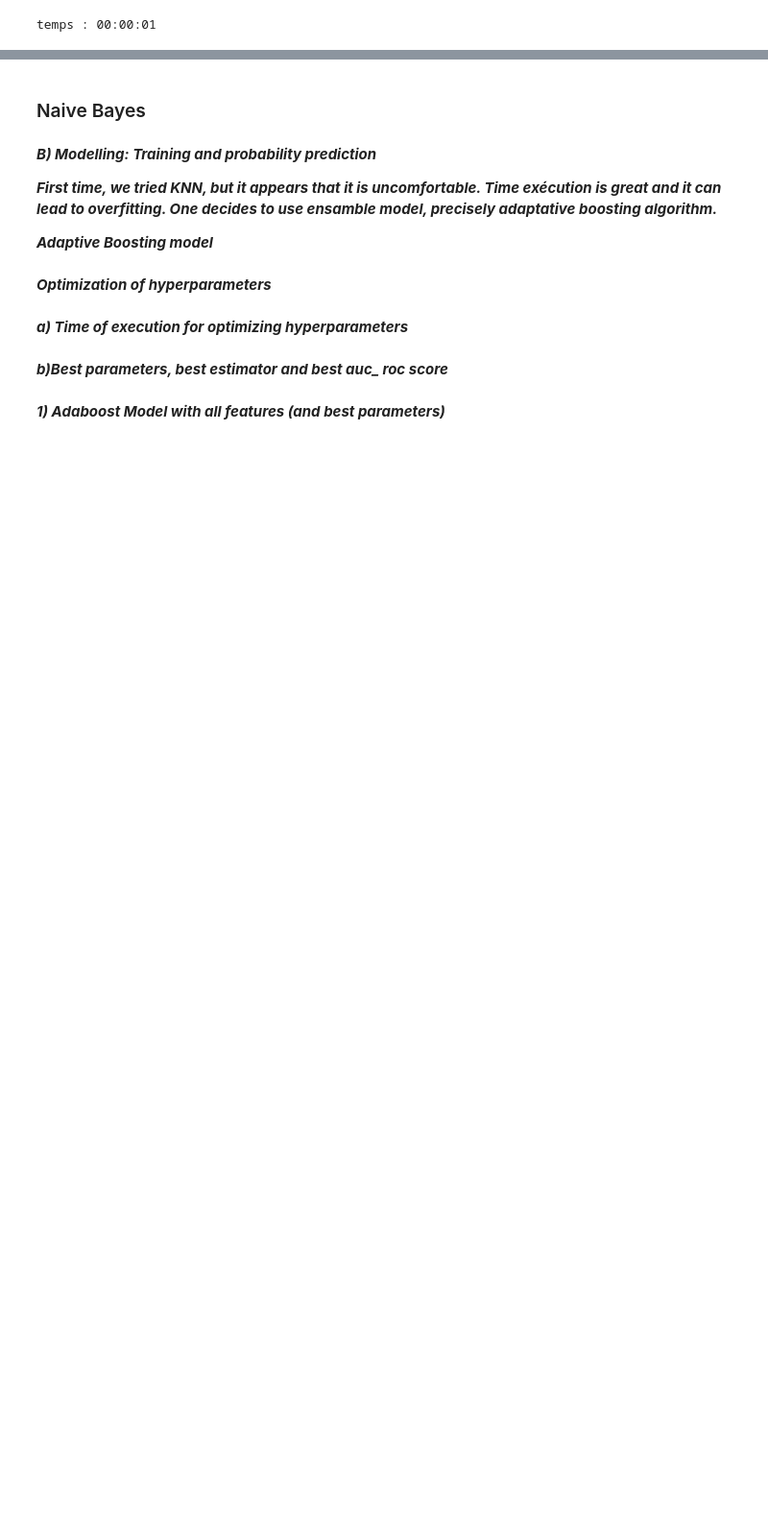
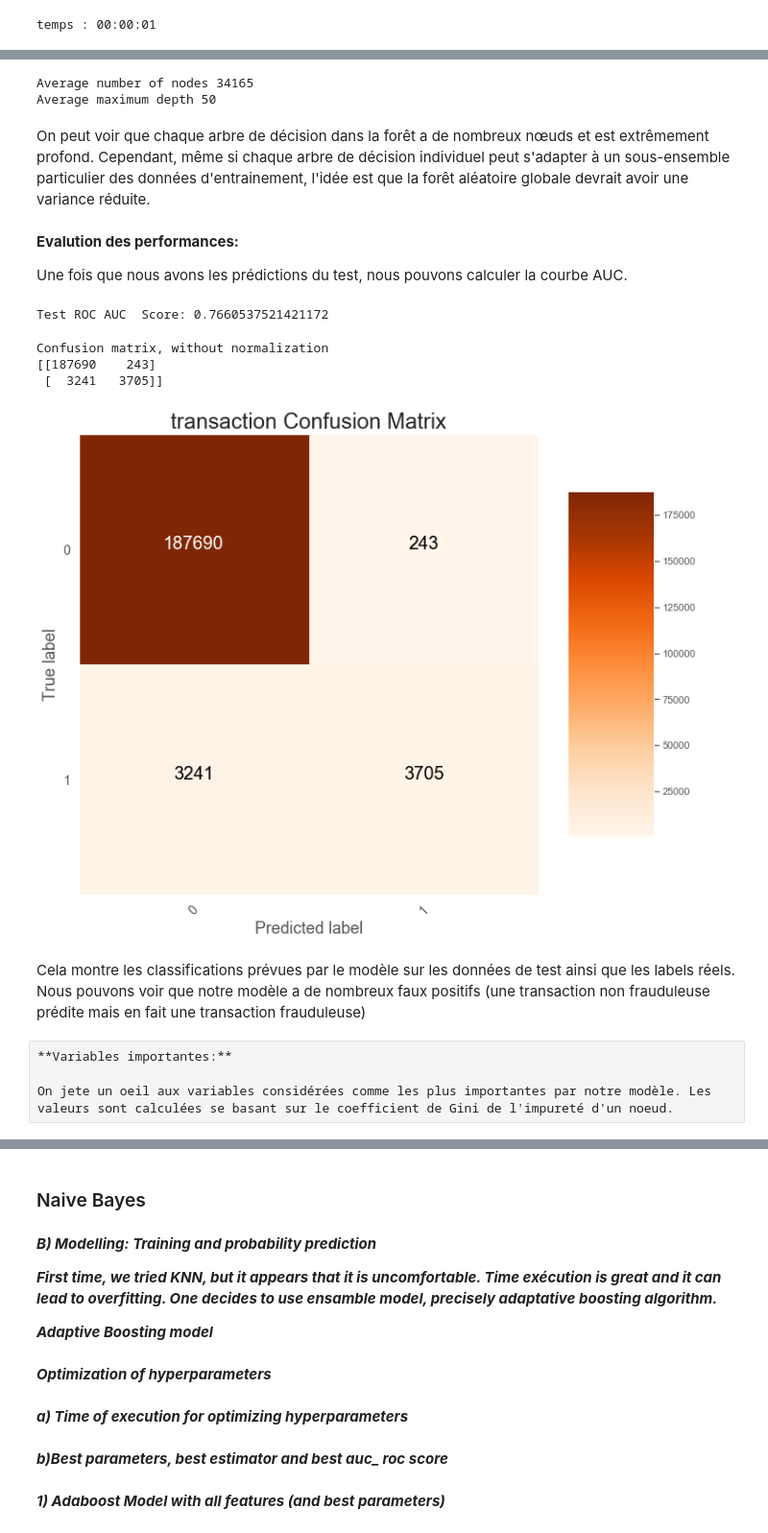
Before and after one commit to DataCampM2DSSAF/suivi-du-data-camp-ghoul_boubekeur_davidas, a Jupyter notebook: notebook_final.ipynb, the cells around one changed output, grey strips where cells are left out. Shown at 96% size. Drawn from its saved outputs; the diff is of its cells as text; code cells hidden in the pictures; blank space fills up the shorter version.

Commit message:
random forest suite

```diff
--- a/notebook_final.ipynb
+++ b/notebook_final.ipynb
@@ -899,7 +904,7 @@ On utilise toutes les variables
 # %%
 #Création du modèle
 tstart = time.time()
-rf = RandomForestClassifier(n_jobs=-1, n_estimators = 40)
+rf = RandomForestClassifier(n_jobs=-1, n_estimators = 40,max_features = 'sqrt')
 rf_fit=rf.fit(X_train, y_train)
 tend = time.time()
 temps(tend-tstart)
@@ -970,0 +922,23 @@ Fitting 3 folds for each of 100 candidates, totalling 300 fits
+# %%
+n_nodes = []
+max_depths = []
+
+for ind_tree in rf.estimators_:
+    n_nodes.append(ind_tree.tree_.node_count)
+    max_depths.append(ind_tree.tree_.max_depth)
+
+print(f'Average number of nodes {int(np.mean(n_nodes))}')
+print(f'Average maximum depth {int(np.mean(max_depths))}')
+# %% [output]
+Average number of nodes 34165
+Average maximum depth 50
+# %% [markdown]
+On peut voir que chaque arbre de décision dans la forêt a de nombreux nœuds et est extrêmement profond. Cependant, même si chaque arbre de décision individuel peut s'adapter à un sous-ensemble particulier des données d'entrainement, l'idée est que la forêt aléatoire globale devrait avoir une variance réduite.
+# %% [markdown]
+**Evalution des performances:**
+
+Une fois que nous avons les prédictions du test, nous pouvons calculer la courbe AUC.
+# %%
+print(f'Test ROC AUC  Score: {roc_auc_score(y_test, rf_predict)}')
+# %% [output]
+Test ROC AUC  Score: 0.7660537521421172
@@ -970,0 +987,15 @@ Fitting 3 folds for each of 100 candidates, totalling 300 fits
+# %%
+cm = confusion_matrix(y_test, rf_predict)
+plot_confusion_matrix(cm, classes = ['0', '1'],
+                      title = 'transaction Confusion Matrix')
+# %% [output]
+Confusion matrix, without normalization
+[[187690    243]
+ [  3241   3705]]
+[figure, added]
+# %% [markdown]
+Cela montre les classifications prévues par le modèle sur les données de test ainsi que les labels réels. Nous pouvons voir que notre modèle a de nombreux faux positifs (une transaction non frauduleuse prédite mais en fait une transaction frauduleuse)
+# %% [raw]
+**Variables importantes:**
+
+On jete un oeil aux variables considérées comme les plus importantes par notre modèle. Les valeurs sont calculées se basant sur le coefficient de Gini de l'impureté d'un noeud.
```
Also changed, not shown: parts of 23 cells of this notebook.
